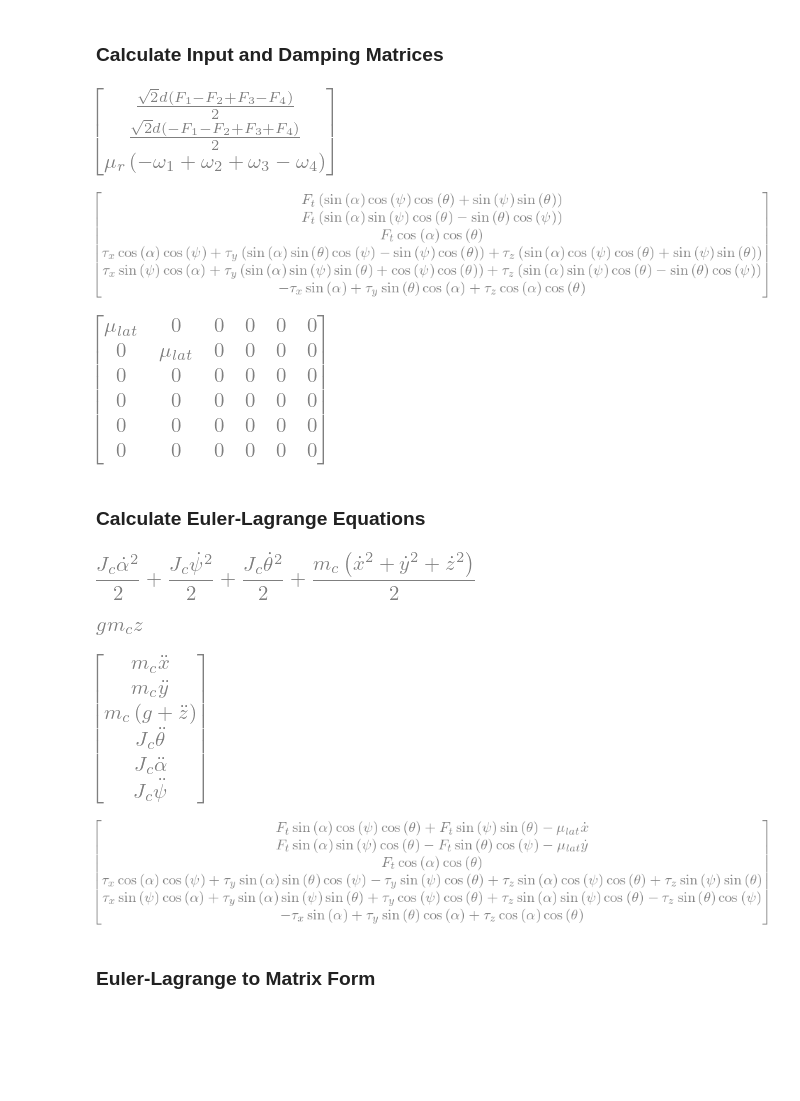
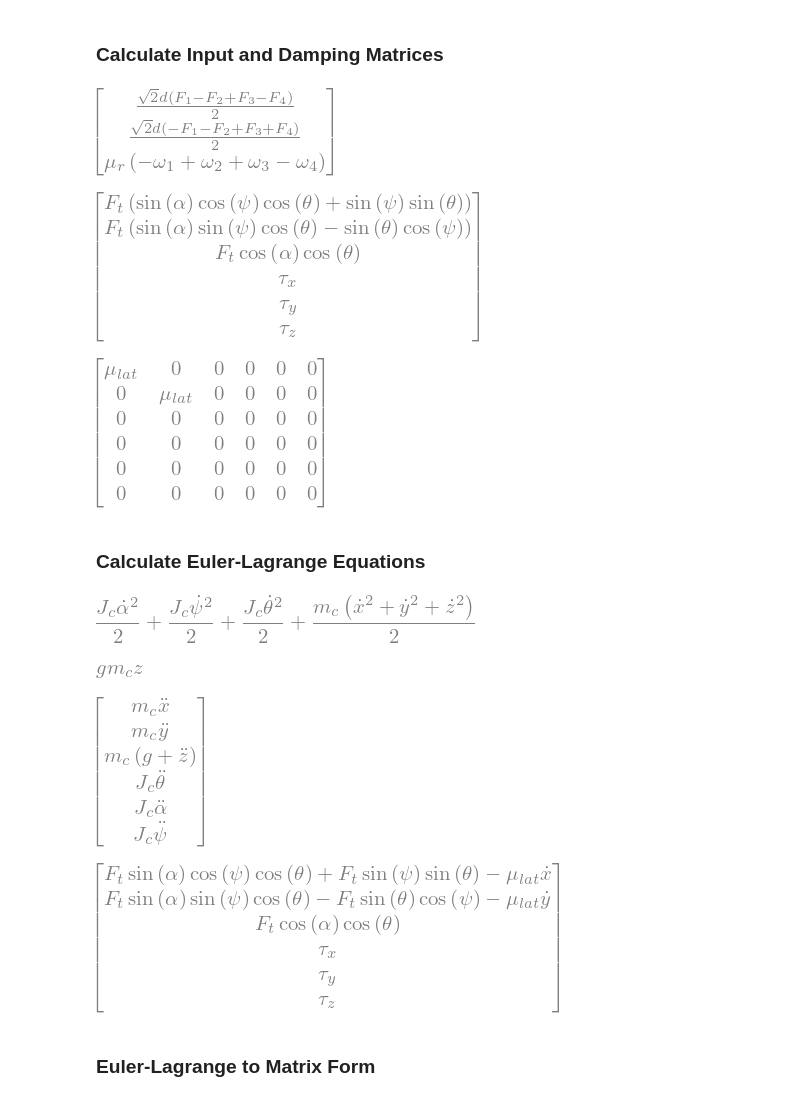
Before and after one commit to WillUoC/Controls-Final, a Jupyter notebook: Drone/derivations/scratch.ipynb, the cells around one changed output. Cells and saved outputs as stored; diff of their text form; code cells hidden in the pictures; blank space fills up the shorter version.

```diff
--- a/Drone/derivations/scratch.ipynb
+++ b/Drone/derivations/scratch.ipynb
@@ -179,35 +179,35 @@ torque_inputs_prime = sym.Matrix([
 ])
 
 R_diag = sym.Matrix([
     [sym.cos(-sym.pi/4), sym.sin(-sym.pi/4), 0],
     [-sym.sin(-sym.pi/4), sym.cos(-sym.pi/4), 0],
     [0, 0, 1]
 ])
 
 R_diag_to_vehicle = R_main
 
 display(sym.simplify(R_diag@torque_inputs_dprime))
 
 force_inputs = R_diag_to_vehicle @ force_inputs_prime
-torque_inputs = R_diag_to_vehicle @ torque_inputs_prime
+torque_inputs = torque_inputs_prime
 
 input_matrix = force_inputs.col_join(torque_inputs)
 
 display(sym.simplify(input_matrix))
 
 damping_matrix = sym.Matrix([
     [mu_lat, 0, 0, 0, 0, 0],
     [0, mu_lat, 0, 0, 0, 0],
     [0, 0, 0, 0, 0, 0],
     [0, 0, 0, 0, 0, 0],
     [0, 0, 0, 0, 0, 0],
     [0, 0, 0, 0, 0, 0]
 ])
 
 display(damping_matrix)
 # %% [output]
 [figure]
-[figure, old version]
+[figure, new version]
 [figure]
 # %% [markdown]
 ### Calculate Euler-Lagrange Equations
@@ -241,7 +241,7 @@ display(EL_rhs)
 [figure]
 [figure]
 [figure]
-[figure, old version]
+[figure, new version]
 # %% [markdown]
 ### Euler-Lagrange to Matrix Form
 # %%
```
Also changed, not shown: parts of 3 cells of this notebook, 3 other files.
